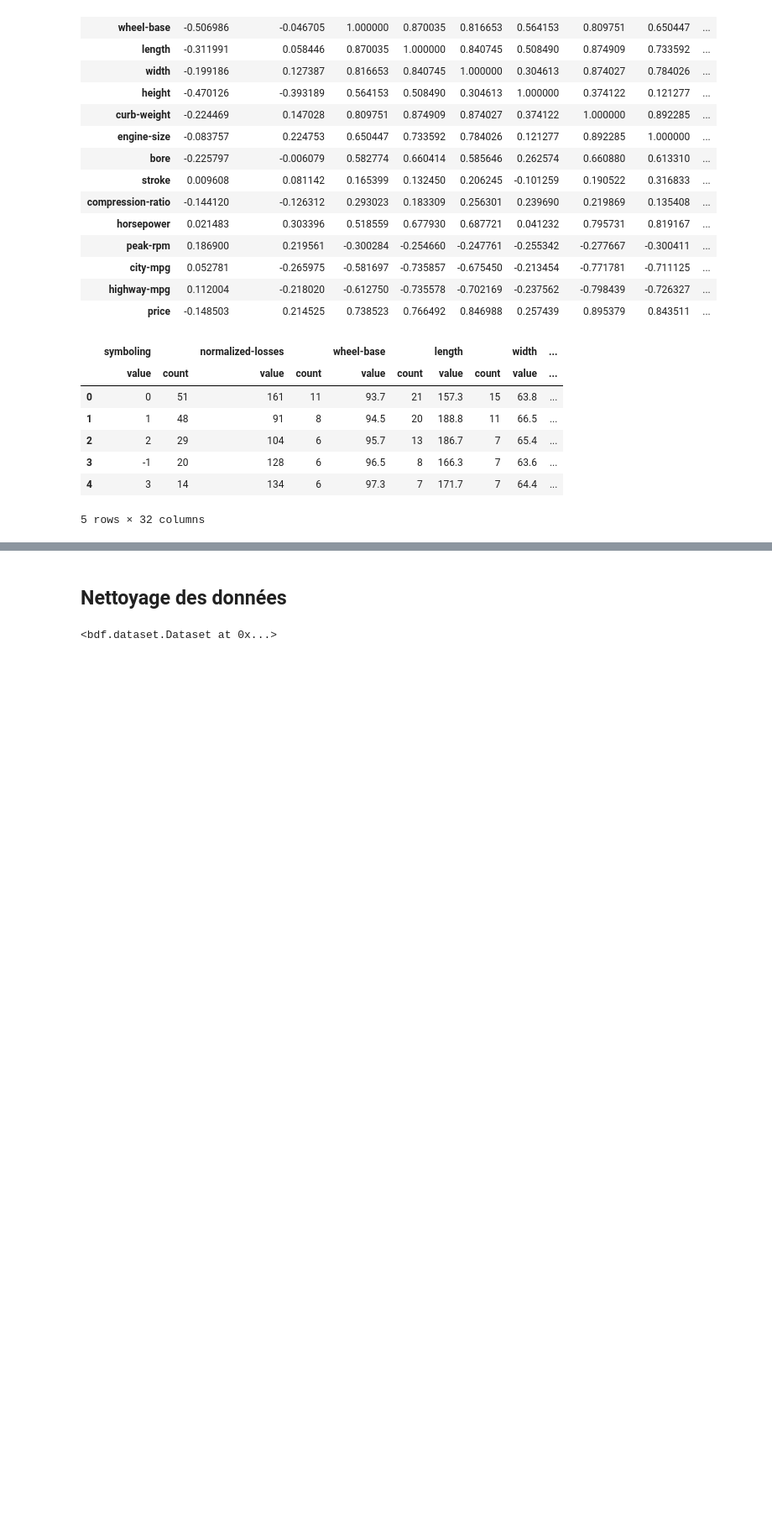
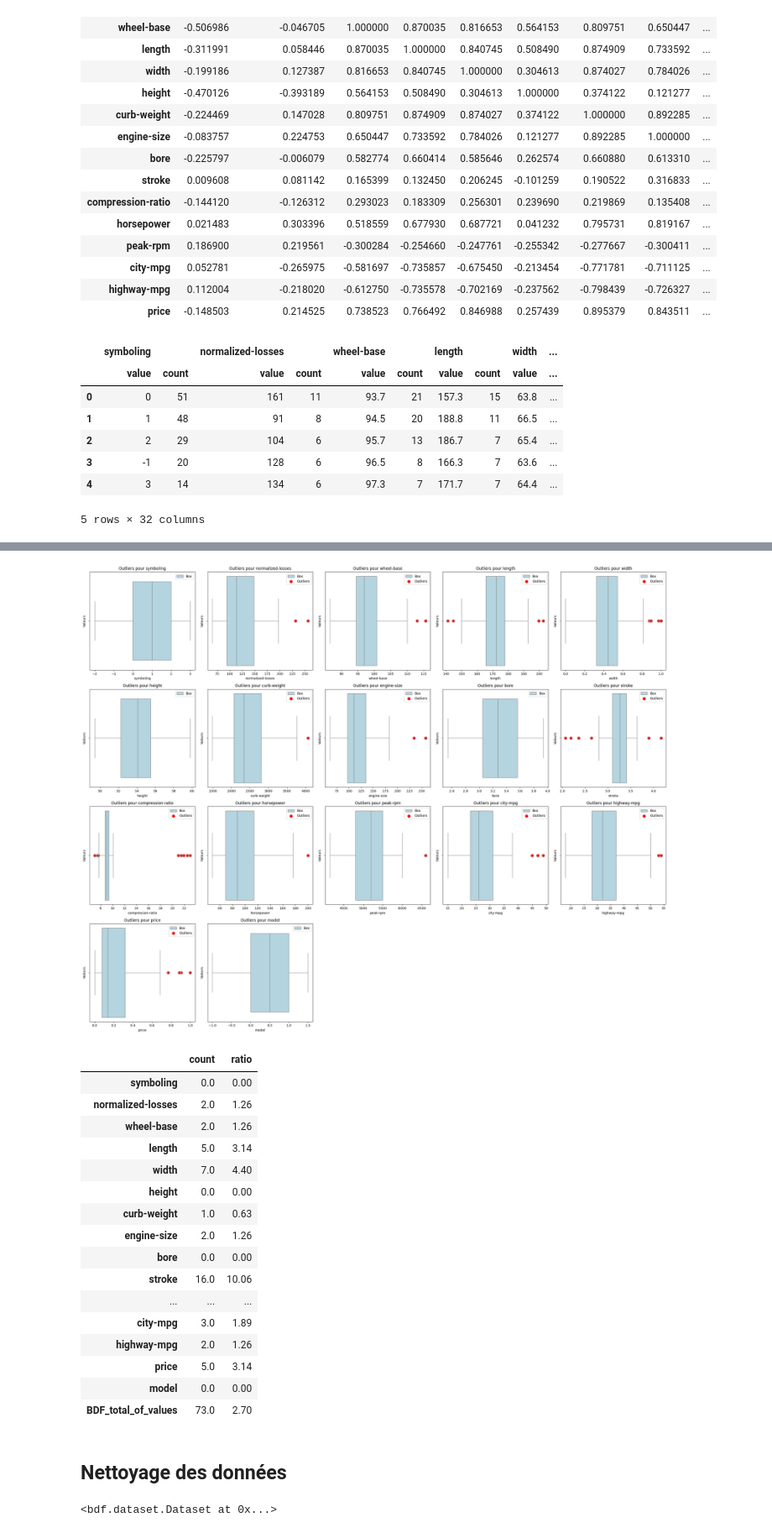
Before and after one commit to JeremZed/bdf, a Jupyter notebook: notebooks/dataset.ipynb, the cells around one changed output, grey strips where cells are left out. Shown: that part at 84% size. Drawn from its saved outputs; the diff is of its cells as text; code cells hidden in the pictures; blank space fills up the shorter version.

Commit message:
add viz outliers in dataset

```diff
--- a/notebooks/dataset.ipynb
+++ b/notebooks/dataset.ipynb
@@ -251,3 +273,25 @@ d.sample(n=5)
+# %%
+# Afficher les outliers via un boxplot pour chaque feature ainsi que le tableau récapitulatif
+d.outliers(show_graph=True, nb_cols=5)
+# %% [output]
+[figure, added]
+|  | count | ratio |
+| symboling | 0.0 | 0.00 |
+| normalized-losses | 2.0 | 1.26 |
+| wheel-base | 2.0 | 1.26 |
+| length | 5.0 | 3.14 |
+| width | 7.0 | 4.40 |
+| height | 0.0 | 0.00 |
+| curb-weight | 1.0 | 0.63 |
+| engine-size | 2.0 | 1.26 |
+| bore | 0.0 | 0.00 |
+| stroke | 16.0 | 10.06 |
+| ... | ... | ... |
+| city-mpg | 3.0 | 1.89 |
+| highway-mpg | 2.0 | 1.26 |
+| price | 5.0 | 3.14 |
+| model | 0.0 | 0.00 |
+| BDF_total_of_values | 73.0 | 2.70 |
 # %% [markdown]
 ## Nettoyage des données
 # %%
```
Also changed, not shown: parts of 8 cells of this notebook, 8 other files.
